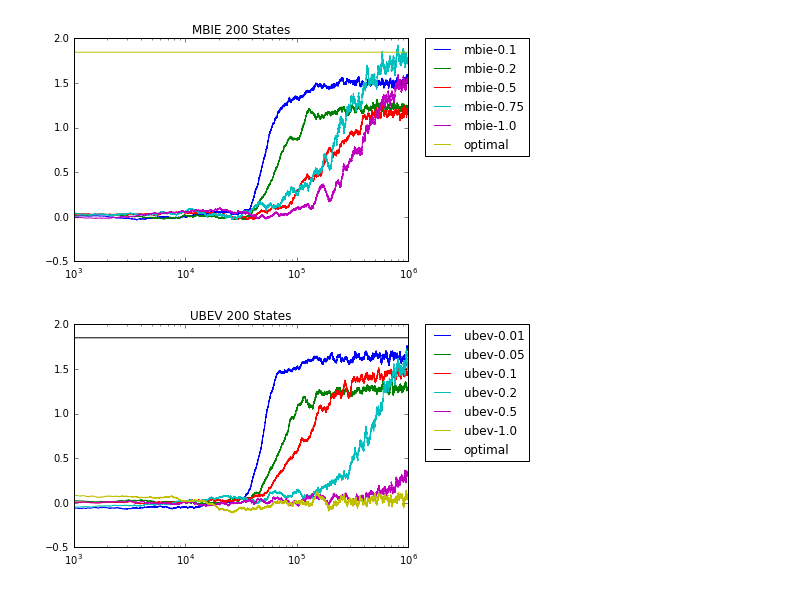
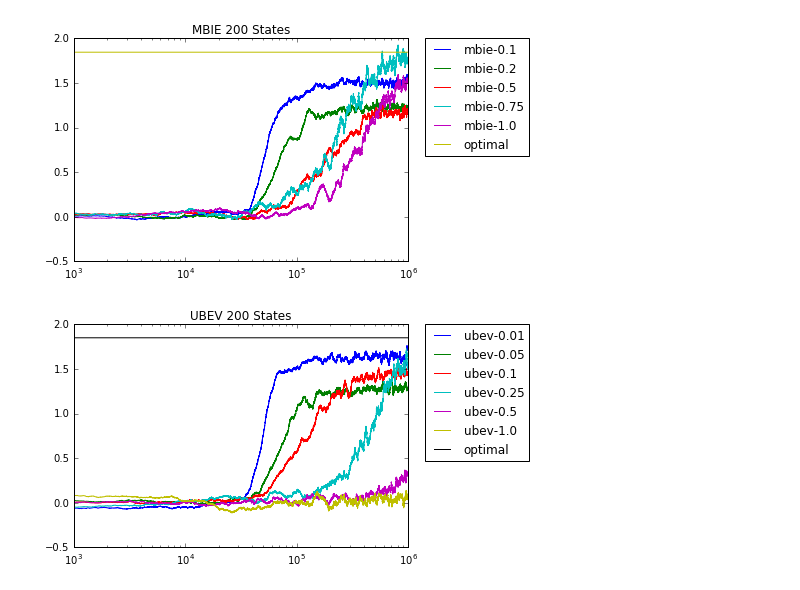
Before and after one commit to afcarl/TabularRLpp, a Jupyter notebook: visualization.ipynb, the cells around one changed output. Drawn from its saved outputs; the diff is of its cells as text; code cells hidden in the pictures.

```diff
--- a/visualization.ipynb
+++ b/visualization.ipynb
@@ -54,7 +55,7 @@ ubev_50 = read_all('ubev_eb_200-0.100000-0.500000.txt', prefix='final/200/')
 ubev_100 = read_all('ubev_eb_200-0.100000-1.000000.txt', prefix='final/200/')
 # %%
 draw_mean([ubev_1, ubev_5, ubev_10, ubev_25, ubev_50, ubev_100],
-          ['ubev-0.01', 'ubev-0.05', 'ubev-0.1', 'ubev-0.2', 'ubev-0.5', 'ubev-1.0'],
+          ['ubev-0.01', 'ubev-0.05', 'ubev-0.1', 'ubev-0.25', 'ubev-0.5', 'ubev-1.0'],
           optimal=5 * 0.99 ** 99,  title='UBEV 200 States')
 # %% [output]
-[figure, old version]
+[figure, new version]
```
Also changed, not shown: parts of 4 cells of this notebook, 1 other file.
